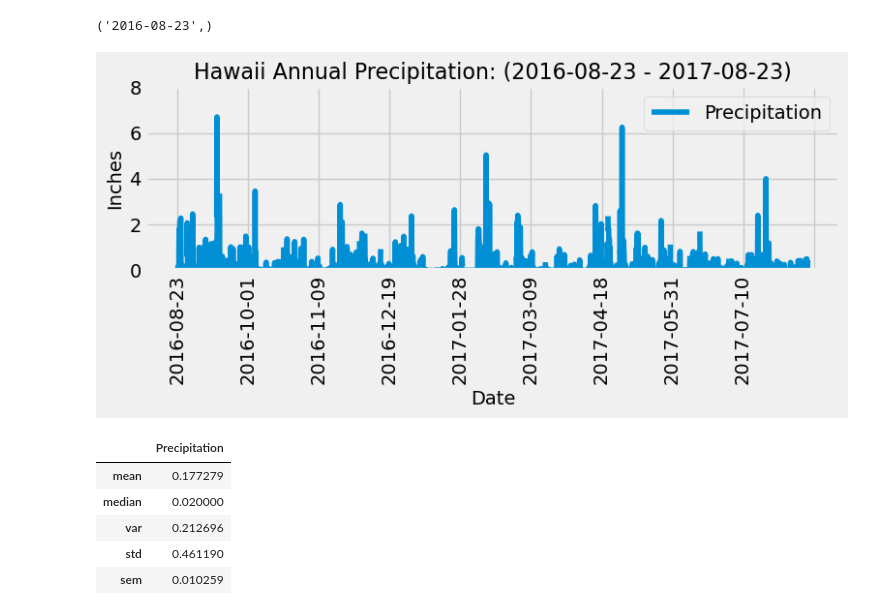
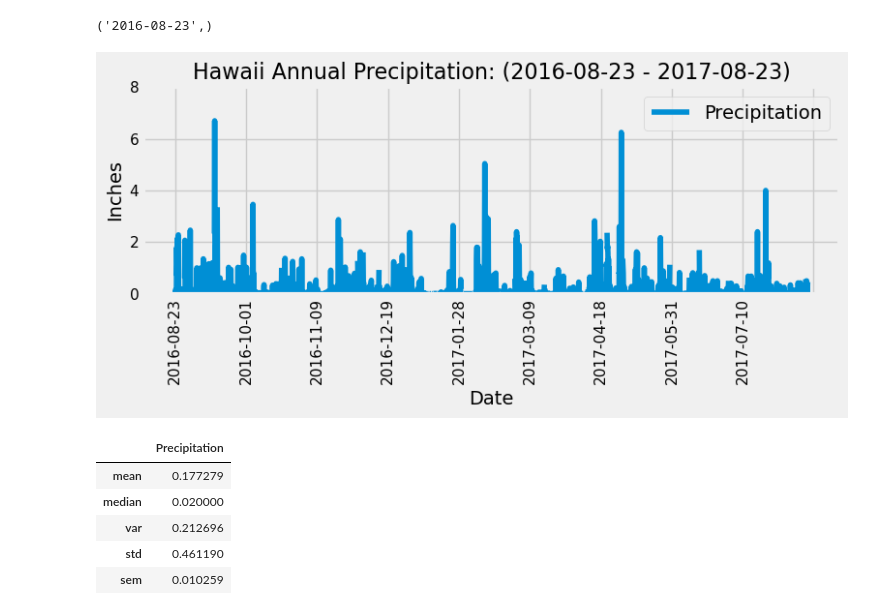
Before and after one commit to lathamlm/sqlalchemy-challenge, a Jupyter notebook: SurfsUp/climate_starter.ipynb, the cells around one changed output. Saved outputs shown, nothing was run; the diff lists cells and outputs as text; code cells hidden in the pictures.

```diff
--- a/SurfsUp/climate_starter.ipynb
+++ b/SurfsUp/climate_starter.ipynb
@@ -83,17 +83,17 @@ date_range = clean_date + " - " + newest_date_clean
 # %%
 # Design a query to retrieve the last 12 months of precipitation data and plot the results.
 # Use Pandas Plotting with Matplotlib to plot the data
 last_year_precip_df.plot(kind="line", x="Date", y="Precipitation", xticks=np.arange(0, 2300, step=(250)),
-    rot=90, figsize=(8,4), fontsize=14)
+    rot=90, figsize=(8,4), fontsize=11)
 plt.title(f"Hawaii Annual Precipitation: ({date_range})", fontsize=16)
 plt.xlabel("Date", fontsize=14)
 plt.ylabel("Inches", fontsize=14)
 plt.ylim(0,8)
 plt.tight_layout()
 plt.savefig("Images/hawaii_precipitation.png")
 plt.show()
 # %% [output]
-[figure, old version]
+[figure, new version]
 # %%
 # Use Pandas to calculate the summary statistics for the precipitation data
 #AGGREGATE METHOD
```
Also changed, not shown: parts of 1 cell of this notebook, 1 other file.
